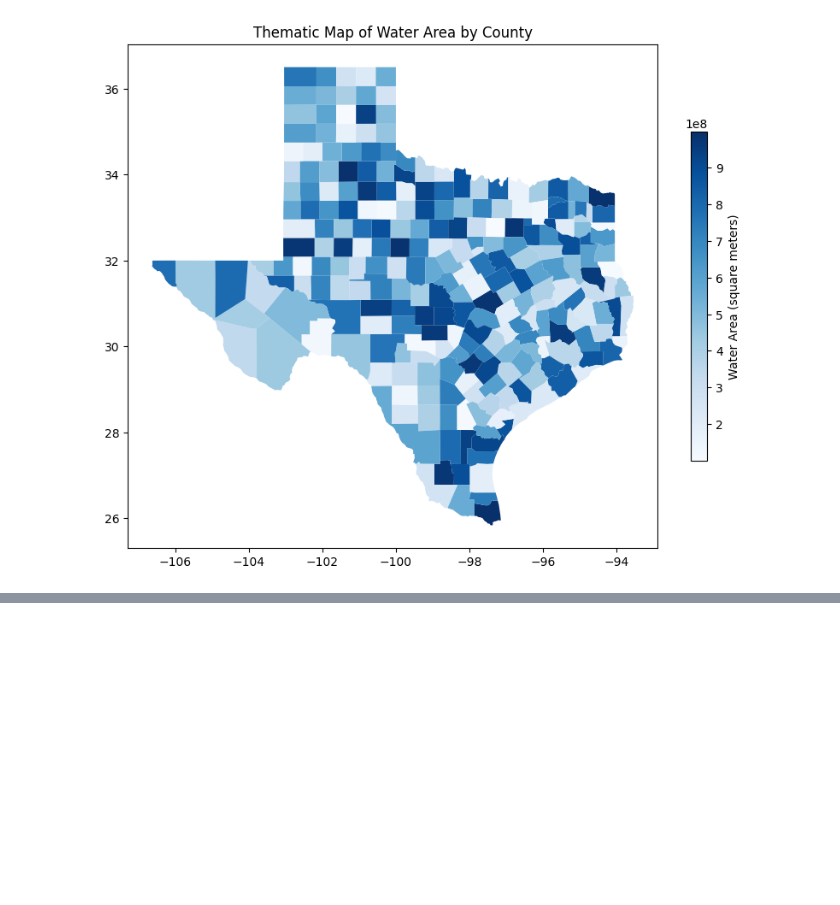
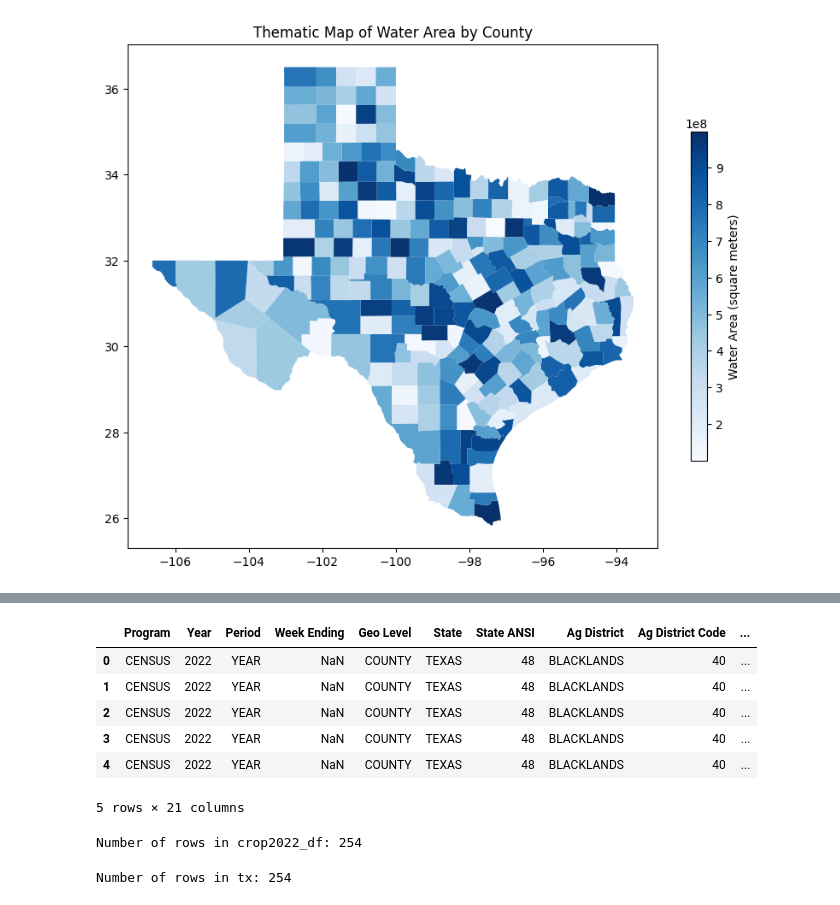
Before and after one commit to Nemipatel210/Texas-AgroSpatial-Intelligence, a Jupyter notebook: ps1_GIS.ipynb, the cells around one changed output, grey strips where cells are left out. Drawn from its saved outputs; the diff is of its cells as text; code cells hidden in the pictures; blank space fills up the shorter version.

```diff
--- a/ps1_GIS.ipynb
+++ b/ps1_GIS.ipynb
@@ -345,0 +186,20 @@ Text(0.5, 1.0, 'Water District Points Overlay on County Boundaries')
+# %%
+url = 'https://raw.githubusercontent.com/Nemipatel210/GIS/984dcc3aa5ee5cb814d0f6fe0653ce9c8ca02af3/croptotal2022.csv'
+crop2022_df = pd.read_csv(url)
+display(crop2022_df.head(5))
+# %% [output]
+|  | Program | Year | Period | Week Ending | Geo Level | State | State ANSI | Ag District | Ag District Code | ... |
+| 0 | CENSUS | 2022 | YEAR | NaN | COUNTY | TEXAS | 48 | BLACKLANDS | 40 | ... |
+| 1 | CENSUS | 2022 | YEAR | NaN | COUNTY | TEXAS | 48 | BLACKLANDS | 40 | ... |
+| 2 | CENSUS | 2022 | YEAR | NaN | COUNTY | TEXAS | 48 | BLACKLANDS | 40 | ... |
+| 3 | CENSUS | 2022 | YEAR | NaN | COUNTY | TEXAS | 48 | BLACKLANDS | 40 | ... |
+| 4 | CENSUS | 2022 | YEAR | NaN | COUNTY | TEXAS | 48 | BLACKLANDS | 40 | ... |
+5 rows × 21 columns
+# %%
+print("Number of rows in crop2022_df:", crop2022_df.shape[0])
+# %% [output]
+Number of rows in crop2022_df: 254
+# %%
+print("Number of rows in tx:", txC0.shape[0])
+# %% [output]
+Number of rows in tx: 254
```
Also changed, not shown: parts of 42 cells of this notebook.
